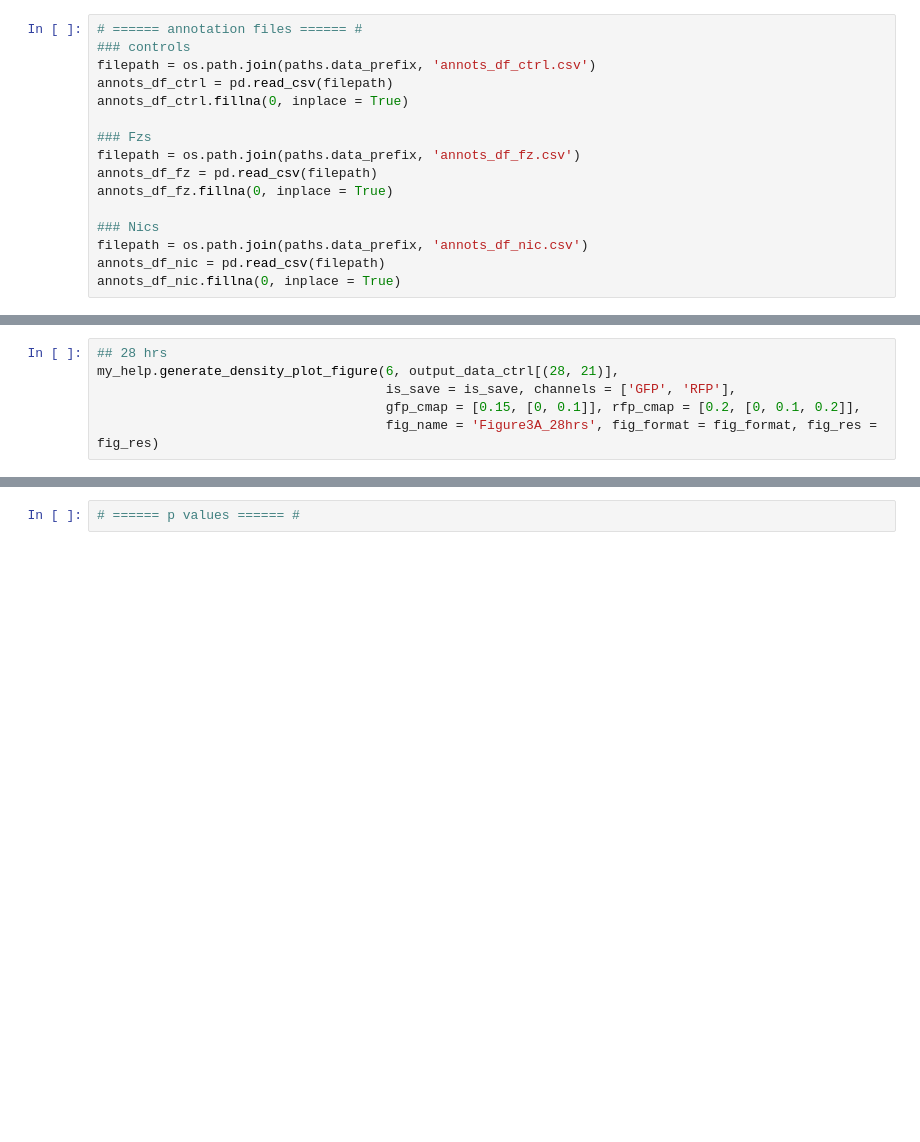
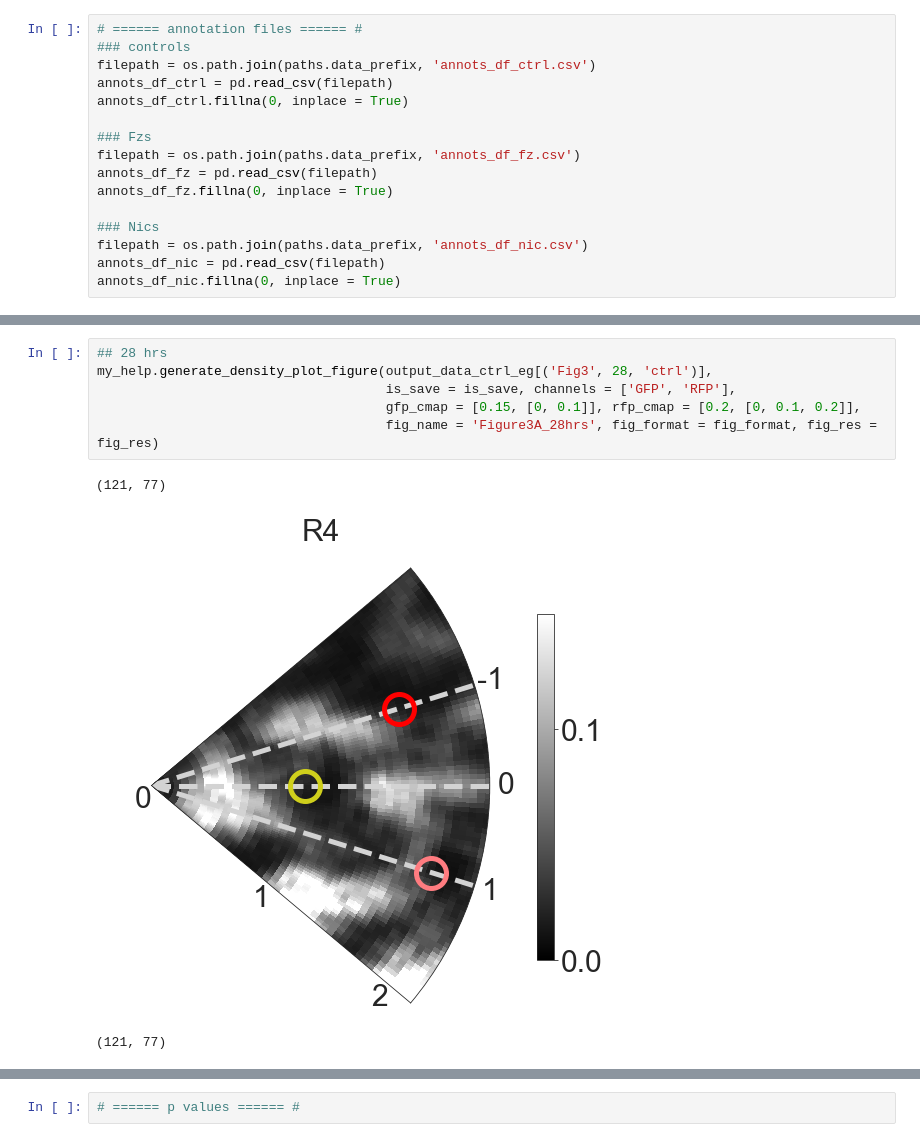
Before and after one commit to AltschulerWu-Lab/nsp_extension, a Jupyter notebook: figure_generation/generate_figures.ipynb, the cells around one changed output, grey strips where cells are left out. Cells and saved outputs as stored; diff of their text form; blank space fills up the shorter version.

```diff
--- a/figure_generation/generate_figures.ipynb
+++ b/figure_generation/generate_figures.ipynb
@@ -169,6 +185,10 @@ my_help.generate_density_plot_figure(5, output_data_ctrl[(22, 3)],
 # %%
 ## 28 hrs
-my_help.generate_density_plot_figure(6, output_data_ctrl[(28, 21)],
+my_help.generate_density_plot_figure(output_data_ctrl_eg[('Fig3', 28, 'ctrl')],
                                      is_save = is_save, channels = ['GFP', 'RFP'],
                                      gfp_cmap = [0.15, [0, 0.1]], rfp_cmap = [0.2, [0, 0.1, 0.2]],
                                      fig_name = 'Figure3A_28hrs', fig_format = fig_format, fig_res = fig_res)
+# %% [output]
+(121, 77)
+[figure, added]
+(121, 77)
```
Also changed, not shown: parts of 49 cells of this notebook, 7 other files.
